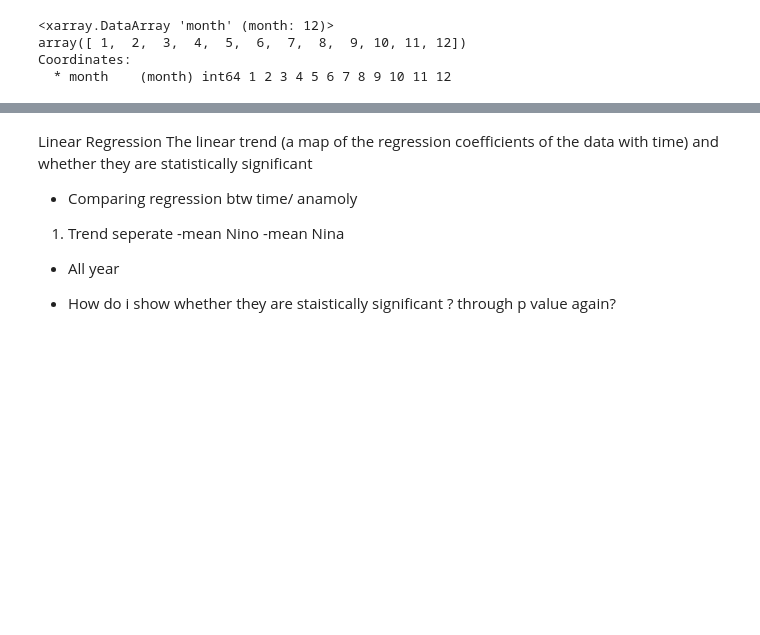
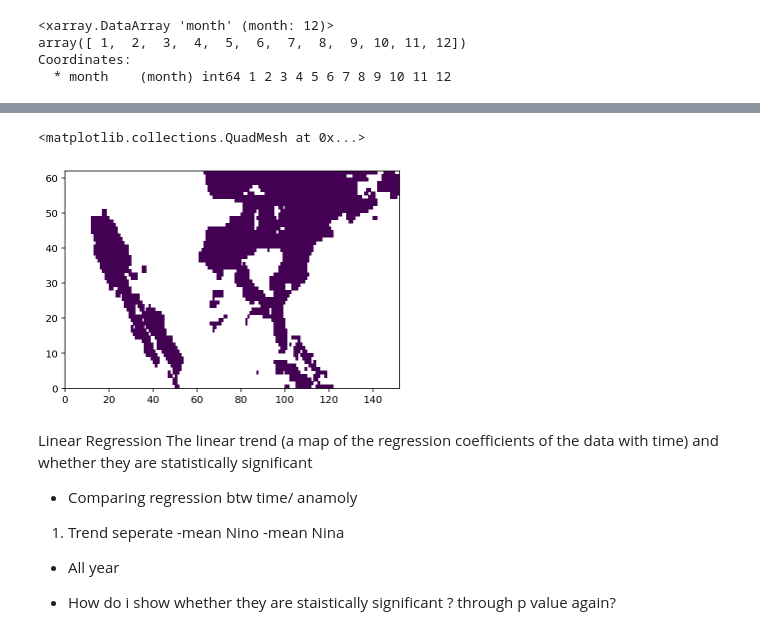
Before and after one commit to jp3993/apma4990-jp3993, a Jupyter notebook: jp3993-ProjectOutline.ipynb, the cells around one changed output, grey strips where cells are left out. Drawn from its saved outputs; the diff is of its cells as text; code cells hidden in the pictures; blank space fills up the shorter version.

```diff
--- a/jp3993-ProjectOutline.ipynb
+++ b/jp3993-ProjectOutline.ipynb
@@ -342,9 +369,11 @@ array([ 1,  2,  3,  4,  5,  6,  7,  8,  9, 10, 11, 12])
 Coordinates:
   * month    (month) int64 1 2 3 4 5 6 7 8 9 10 11 12
 # %%
+sig_value = 0.1
+
 proj = ccrs.PlateCarree()
 g = t2ma_t.plot(x = 'X', y = 'Y', transform=proj, subplot_kws={'projection':proj},
-                                                               vmin = -60, vmax = 60, figsize = (20, 9),
+                                                                figsize = (20, 9),
                                                                col='month', cmap='RdBu_r', col_wrap=3);
 # mask = np.abs(t2ma_p) >= sig_value
 # mask.plot(x = 'X', y = 'Y', transform=proj, subplot_kws={'projection':proj},
@@ -357,7 +386,7 @@ for ii, ax in enumerate(g.axes.flat):
     month_map = t2ma_p.isel(month = ii)
     lon = month_map.X
     lat = month_map.Y
-    mask = np.zeros(month_map.shape) ; mask[(np.abs(month_map)<sig_value) | np.isnan(month_map)] = np.nan
+    mask = np.zeros(month_map.shape) ; mask[(np.abs(month_map)>sig_value) | np.isnan(month_map)] = np.nan
     cs = ax.contourf(lon, lat, mask, hatches=['.'], colors='none', transform=proj);
     for i, collection in enumerate(cs.collections):
         collection.set_edgecolor('green')
@@ -367,20 +395,0 @@ for ii, ax in enumerate(g.axes.flat):
-# %%
-proj_map = ccrs.PlateCarree(central_longitude=180)
-proj_dta = ccrs.PlateCarree()
-
-fig = plt.subplots(figsize=(15,5))
-ax = plt.subplot(projection=proj_map)
-
-N = len(n34)
-
-t2ma_t.plot()
-ax.coastlines();
-dta = t2ma_t
-lon = dta.X
-lat = dta.Y
-sig_value = 0.05
-mask = np.abs(dta) < sig_value
-
-mask.plot(col='month',col_wrap=3)
-
-# plt.contourf(lon, lat, mask, hatches=['.'], colors='none', transform=proj_dta);
@@ -391,3 +396,8 @@ mask.plot(col='month',col_wrap=3)
+# %%
+plt.pcolormesh (mask)
+# %% [output]
+<matplotlib.collections.QuadMesh at 0x...>
+[figure, added]
 # %% [markdown]
 Linear Regression
 The linear trend (a map of the regression coefficients of the data with time) and whether they are statistically significant
```
Also changed, not shown: parts of 20 cells of this notebook.
